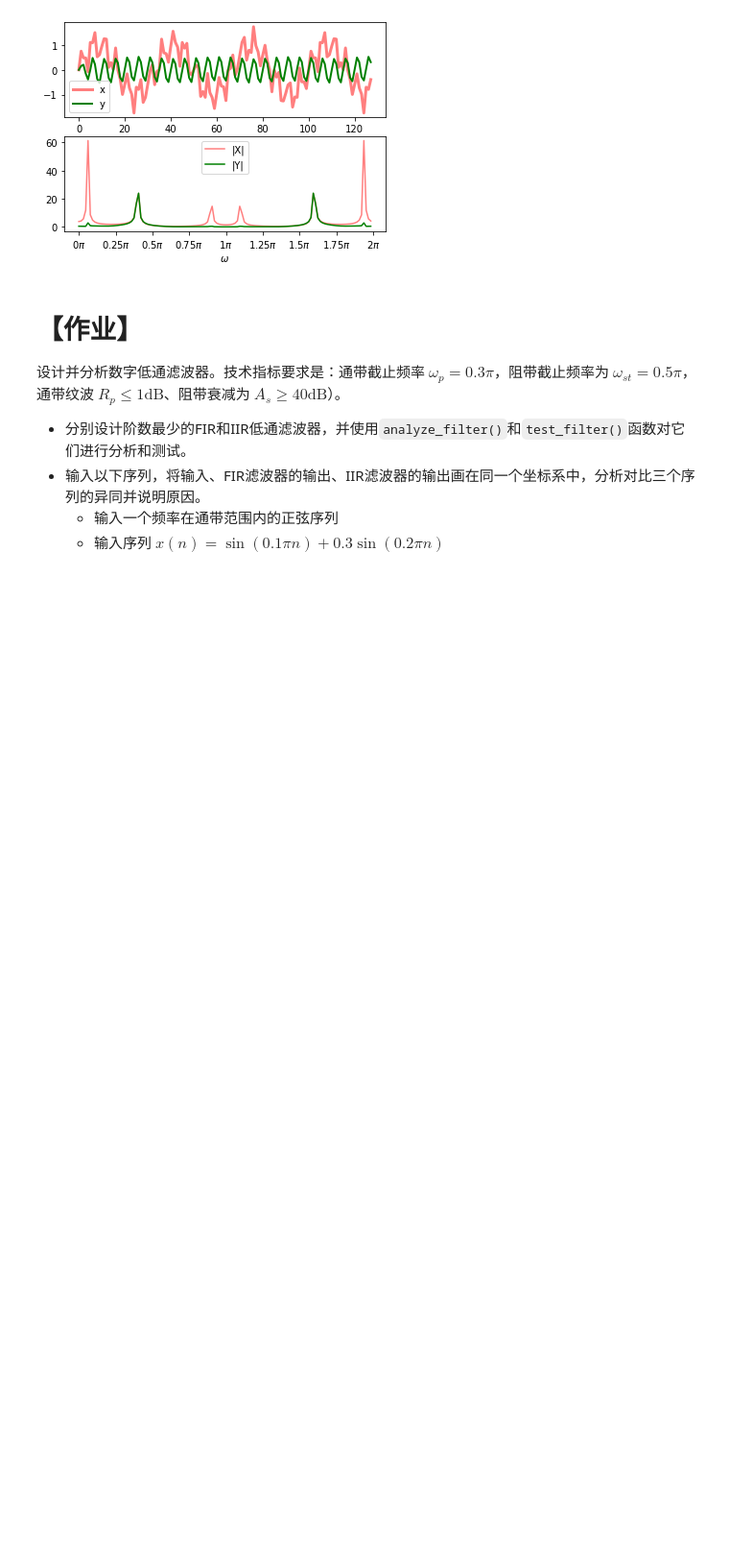
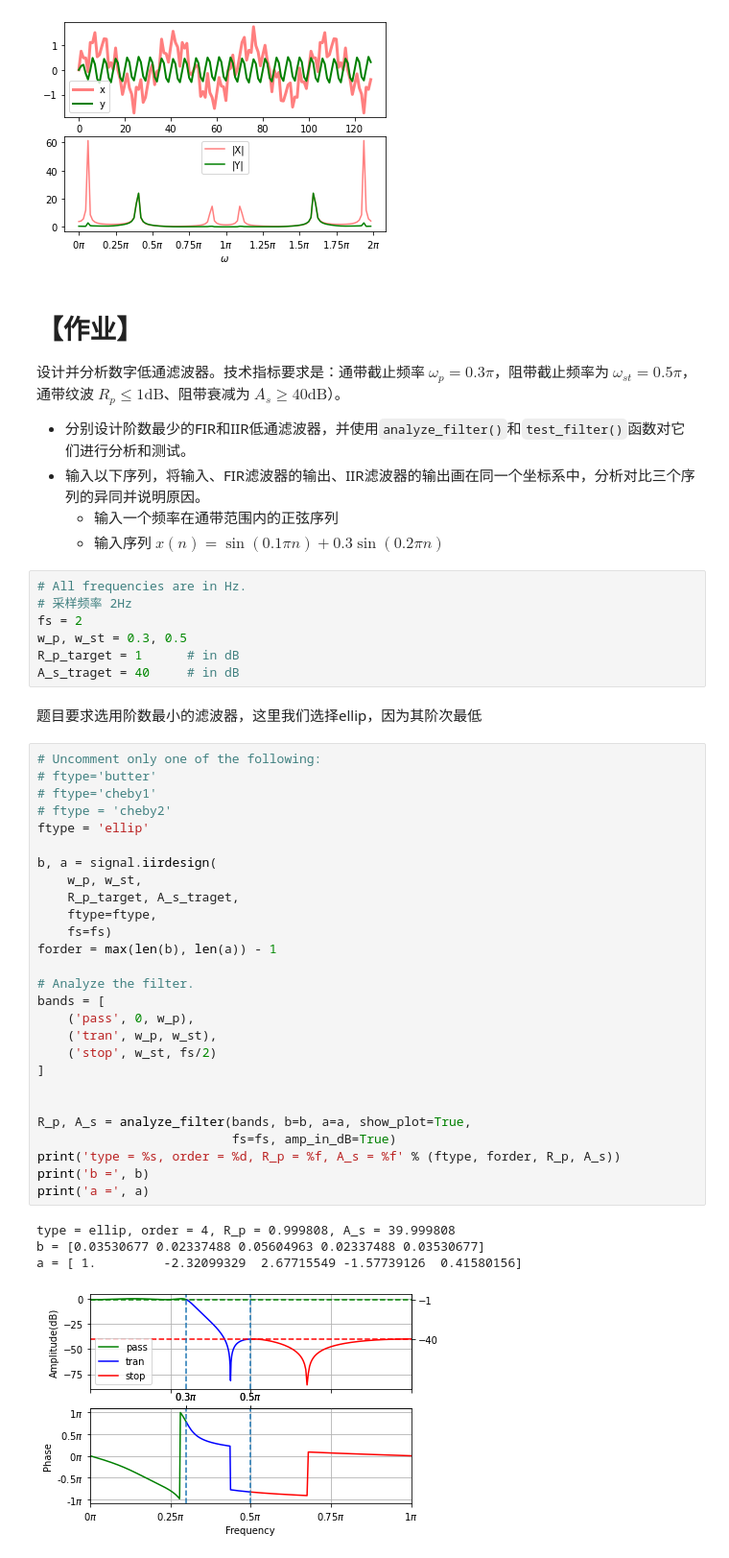
Before and after one commit to Windmill-City/DSP-Learning, a Jupyter notebook: IIR滤波器的设计/ex.6-10.IIR.student.ipynb, the cells around one changed output. Shown: that part at 96% size. Saved outputs shown, nothing was run; the diff lists cells and outputs as text; blank space fills up the shorter version.

```diff
--- a/IIR滤波器的设计/ex.6-10.IIR.student.ipynb
+++ b/IIR滤波器的设计/ex.6-10.IIR.student.ipynb
@@ -341,3 +341,44 @@ test_filter(b, a, x);
 - 输入以下序列，将输入、FIR滤波器的输出、IIR滤波器的输出画在同一个坐标系中，分析对比三个序列的异同并说明原因。
     - 输入一个频率在通带范围内的正弦序列
     - 输入序列 $x(n)=\sin(0.1\pi n) + 0.3 \sin(0.2\pi n)$
+# %%
+# All frequencies are in Hz.
+# 采样频率 2Hz
+fs = 2
+w_p, w_st = 0.3, 0.5
+R_p_target = 1      # in dB
+A_s_traget = 40     # in dB
+# %% [markdown]
+题目要求选用阶数最小的滤波器，这里我们选择ellip，因为其阶次最低
+# %%
+# Uncomment only one of the following:
+# ftype='butter'
+# ftype='cheby1'
+# ftype = 'cheby2'
+ftype = 'ellip'
+
+b, a = signal.iirdesign(
+    w_p, w_st,
+    R_p_target, A_s_traget,
+    ftype=ftype,
+    fs=fs)
+forder = max(len(b), len(a)) - 1
+
+# Analyze the filter.
+bands = [
+    ('pass', 0, w_p),
+    ('tran', w_p, w_st),
+    ('stop', w_st, fs/2)
+]
+
+
+R_p, A_s = analyze_filter(bands, b=b, a=a, show_plot=True,
+                          fs=fs, amp_in_dB=True)
+print('type = %s, order = %d, R_p = %f, A_s = %f' % (ftype, forder, R_p, A_s))
+print('b =', b)
+print('a =', a)
+# %% [output]
+type = ellip, order = 4, R_p = 0.999808, A_s = 39.999808
+b = [0.03530677 0.02337488 0.05604963 0.02337488 0.03530677]
+a = [ 1.         -2.32099329  2.67715549 -1.57739126  0.41580156]
+[figure, added]
```
Also changed, not shown: parts of 20 cells of this notebook.
